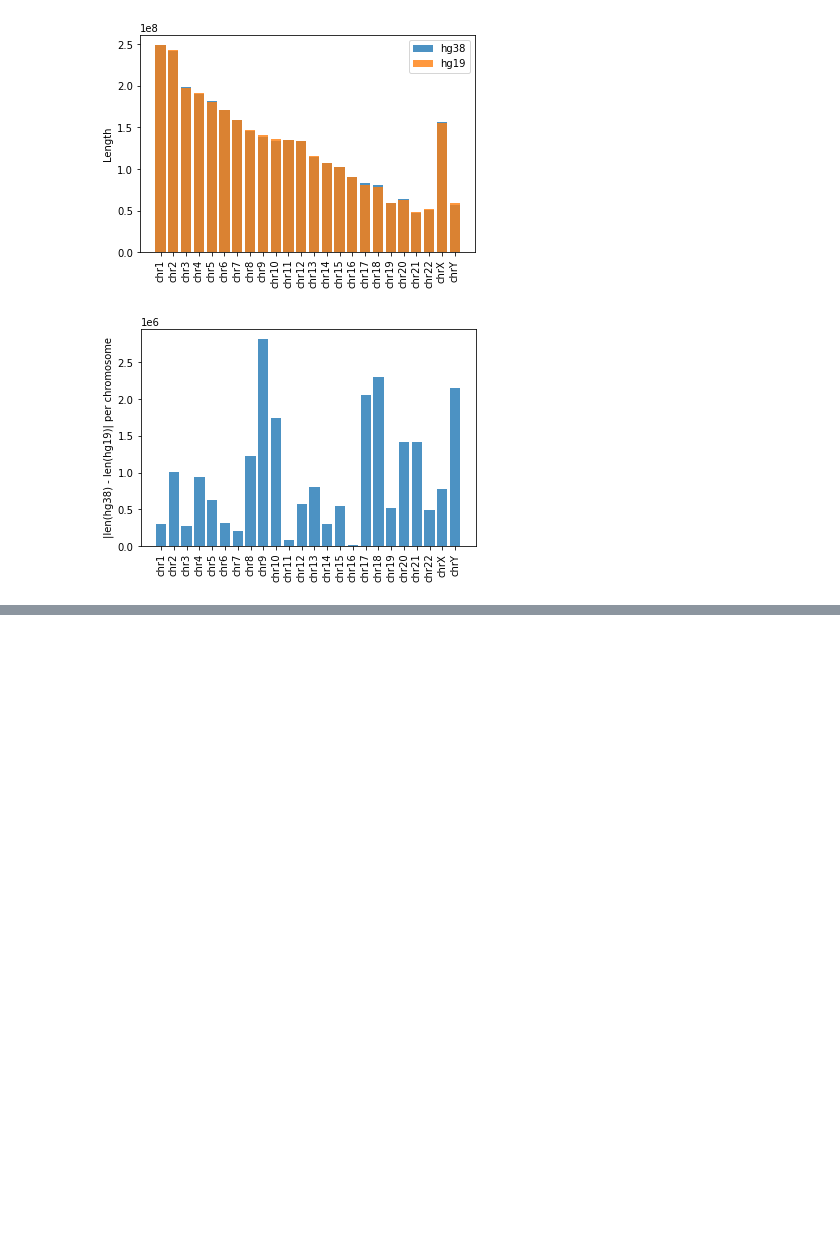
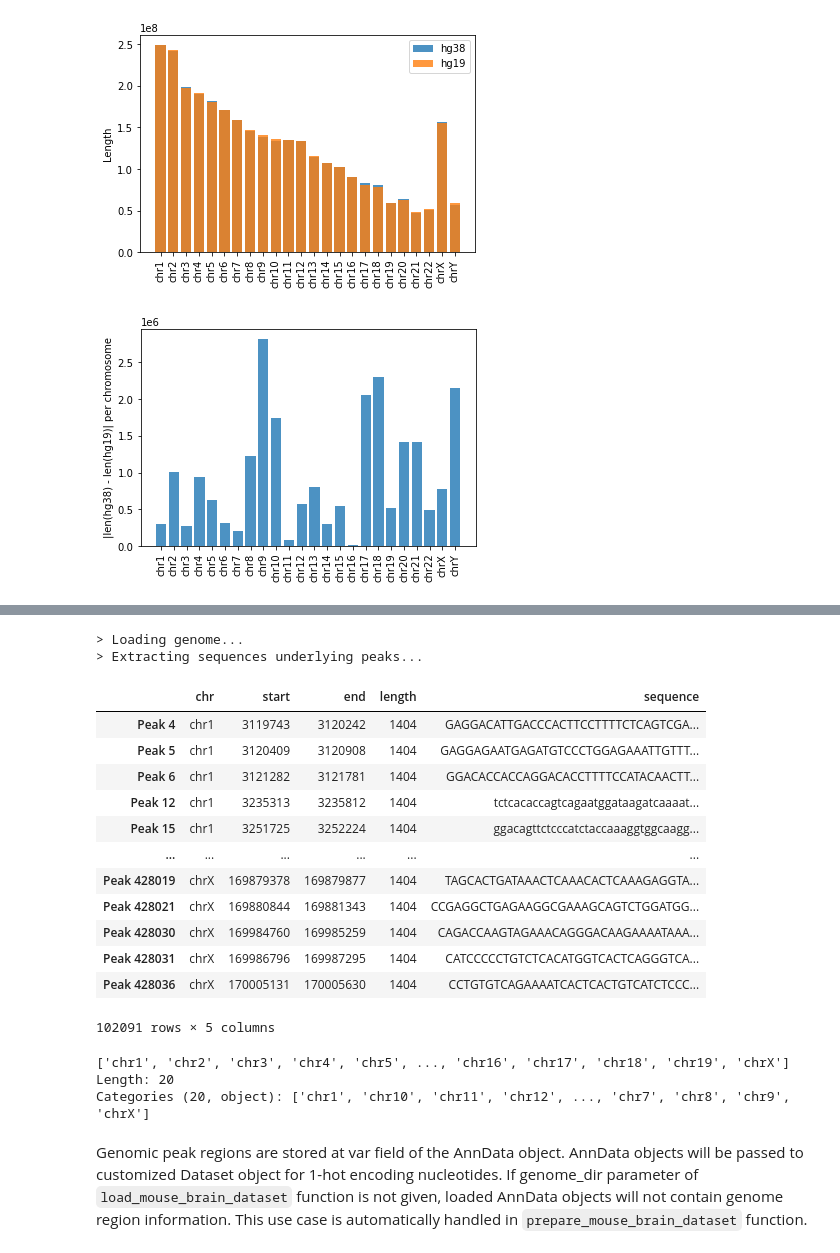
Before and after one commit to manqizhou/moETM, a Jupyter notebook: notebooks/explore_mouse_brain_data_with_genomes.ipynb, the cells around one changed output, grey strips where cells are left out. Cells and saved outputs as stored; diff of their text form; code cells hidden in the pictures; blank space fills up the shorter version.

Commit message:
Add notebooks and data preprocessing for Buenrostro 2018 dataset from scBasset paper

```diff
--- a/notebooks/explore_mouse_brain_data_with_genomes.ipynb
+++ b/notebooks/explore_mouse_brain_data_with_genomes.ipynb
@@ -259,0 +258,64 @@ adata.write(filename)
+# %%
+# very minimal changes to mouse skin dataset preparation code
+def prepare_mouse_brain_dataset(adata_gex, adata_mod2):
+
+    batch_index = np.zeros(adata_gex.shape[0])
+
+    obs = adata_gex.obs
+    obs.insert(obs.shape[1], 'batch_indices', batch_index)
+    adata_gex = ad.AnnData(X=adata_gex.X, obs=obs)
+
+    obs = adata_mod2.obs
+    obs.insert(obs.shape[1], 'batch_indices', batch_index)
+
+    X = adata_mod2.X
+    adata_mod2 = ad.AnnData(X=csc_matrix(X), obs=obs, var=adata_mod2.var) #modified
+
+    Index = np.array(X.sum(1) > 0).squeeze()
+
+    adata_gex = adata_gex[Index]
+    obs = adata_gex.obs
+    adata_gex = ad.AnnData(X=adata_gex.X, obs=obs)
+
+    adata_mod2 = adata_mod2[Index]
+    obs = adata_mod2.obs
+    adata_mod2 = ad.AnnData(X=adata_mod2.X, obs=obs, var=adata_mod2.var) # modified
+
+    return adata_gex, adata_mod2
+# %%
+# load and prepare mouse brain dataset
+mod1_file_path = f"./data/mouse_brain/rna_count.preprocessed.h5ad"
+mod2_file_path = f"./data/mouse_brain/atac_count.preprocessed.h5ad"
+genome_dir = "./data/mm10"
+
+adata_mod1, adata_mod2 = load_mouse_brain_dataset(mod1_file_path, mod2_file_path,
+    genome_dir=genome_dir, verbose=True)
+adata_mod1, adata_mod2 = prepare_mouse_brain_dataset(adata_mod1, adata_mod2)
+# %% [output]
+> Loading genome...
+> Extracting sequences underlying peaks...
+# %%
+adata_mod2.var
+# %% [output]
+|  | chr | start | end | length | sequence |
+| Peak 4 | chr1 | 3119743 | 3120242 | 1404 | GAGGACATTGACCCACTTCCTTTTCTCAGTCGA... |
+| Peak 5 | chr1 | 3120409 | 3120908 | 1404 | GAGGAGAATGAGATGTCCCTGGAGAAATTGTTT... |
+| Peak 6 | chr1 | 3121282 | 3121781 | 1404 | GGACACCACCAGGACACCTTTTCCATACAACTT... |
+| Peak 12 | chr1 | 3235313 | 3235812 | 1404 | tctcacaccagtcagaatggataagatcaaaat... |
+| Peak 15 | chr1 | 3251725 | 3252224 | 1404 | ggacagttctcccatctaccaaaggtggcaagg... |
+| ... | ... | ... | ... | ... | ... |
+| Peak 428019 | chrX | 169879378 | 169879877 | 1404 | TAGCACTGATAAACTCAAACACTCAAAGAGGTA... |
+| Peak 428021 | chrX | 169880844 | 169881343 | 1404 | CCGAGGCTGAGAAGGCGAAAGCAGTCTGGATGG... |
+| Peak 428030 | chrX | 169984760 | 169985259 | 1404 | CAGACCAAGTAGAAACAGGGACAAGAAAATAAA... |
+| Peak 428031 | chrX | 169986796 | 169987295 | 1404 | CATCCCCCTGTCTCACATGGTCACTCAGGGTCA... |
+| Peak 428036 | chrX | 170005131 | 170005630 | 1404 | CCTGTGTCAGAAAATCACTCACTGTCATCTCCC... |
+102091 rows × 5 columns
+# %%
+# There are no peaks located at chromosome Y in the dataset
+adata_mod2.var.chr.unique()
+# %% [output]
+['chr1', 'chr2', 'chr3', 'chr4', 'chr5', ..., 'chr16', 'chr17', 'chr18', 'chr19', 'chrX']
+Length: 20
+Categories (20, object): ['chr1', 'chr10', 'chr11', 'chr12', ..., 'chr7', 'chr8', 'chr9', 'chrX']
+# %% [markdown]
+Genomic peak regions are stored at var field of the AnnData object. AnnData objects will be passed to customized Dataset object for 1-hot encoding nucleotides. If genome_dir parameter of `load_mouse_brain_dataset` function is not given, loaded AnnData objects will not contain genome region information. This use case is automatically handled in `prepare_mouse_brain_dataset` function.
```
Also changed, not shown: parts of 10 cells of this notebook, 5 other files.
